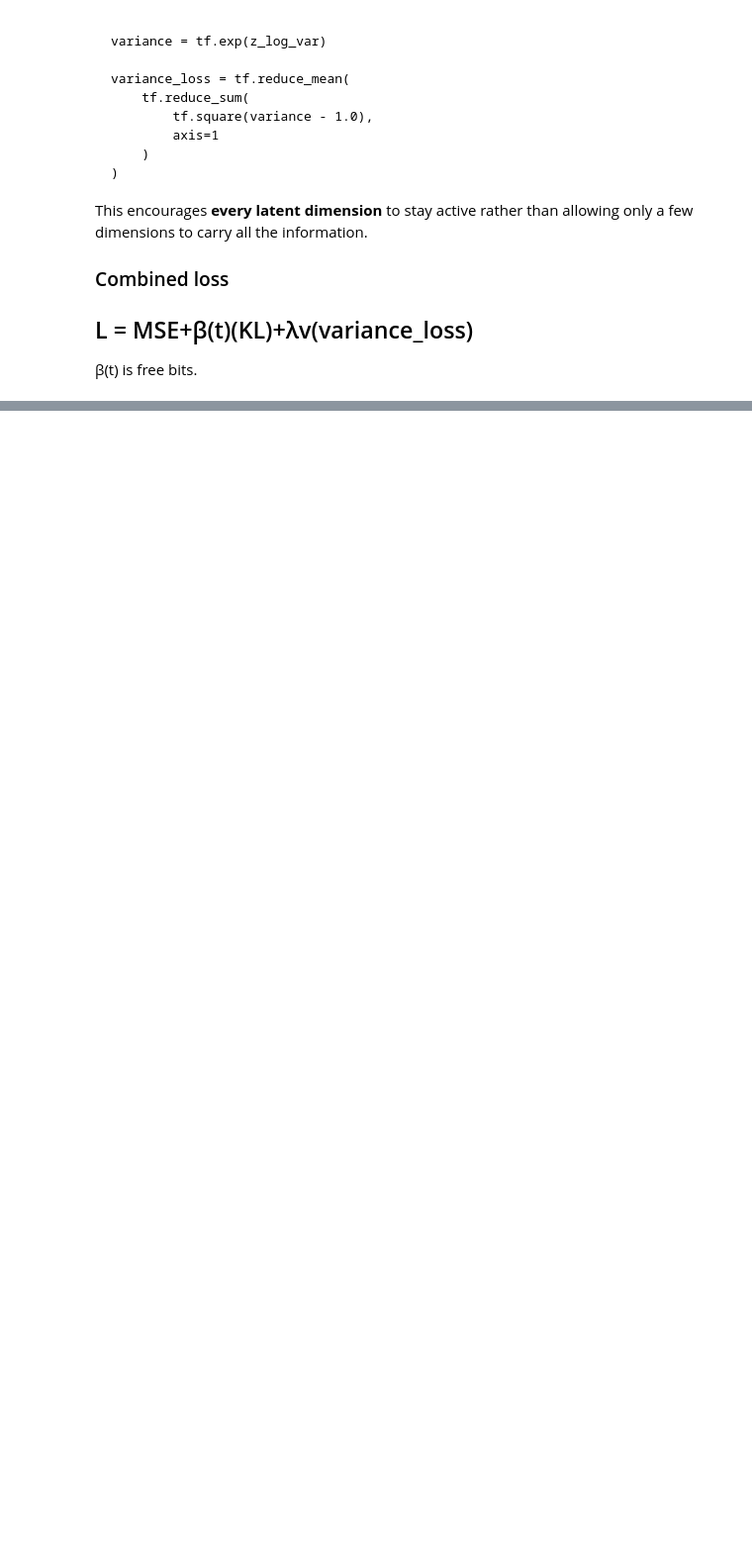
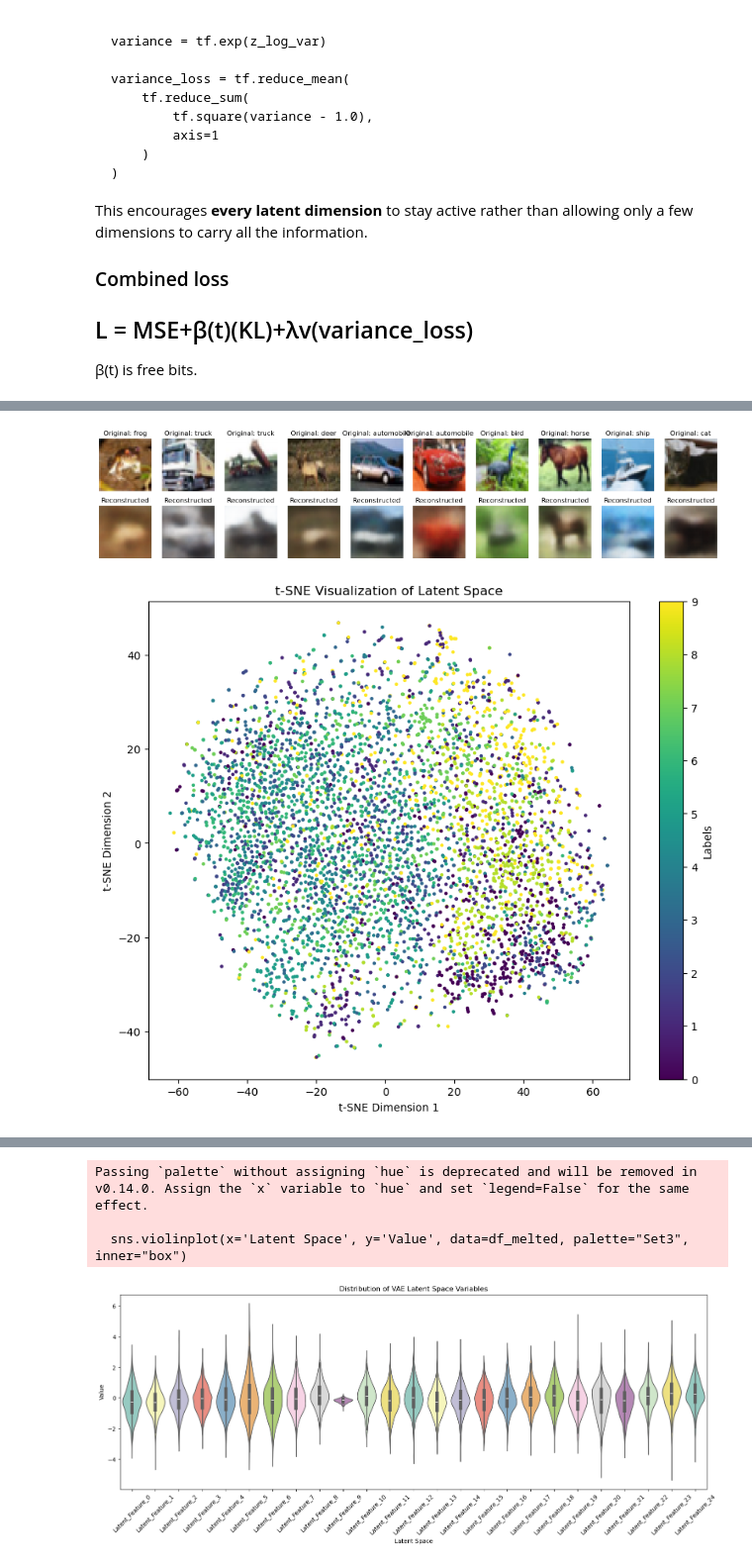
Before and after one commit to haoern/DELE-CA2, a Jupyter notebook: PartA.ipynb, the cells around one changed output, grey strips where cells are left out. Shown at 99% size. Saved outputs shown, nothing was run; the diff lists cells and outputs as text; code cells hidden in the pictures; blank space fills up the shorter version.

```diff
--- a/PartA.ipynb
+++ b/PartA.ipynb
@@ -955,0 +1071,70 @@ plt.show()
+# %%
+n = 10
+z_mean, z_log_var, z = encoder.predict(x_train[:n])
+reconstruction = decoder.predict(z)
+fig, ax = plt.subplots(2, n, figsize=(20, 4))
+for i in range(n):
+    # Display original images
+    ax[0, i].imshow(x_train[i])
+    ax[0, i].set_title(f"Original: {labels.get(np.argmax(y_train[i]))}")
+    ax[0, i].axis('off')
+
+    # Display reconstructed images
+    ax[1, i].imshow(reconstruction[i])
+    ax[1, i].set_title(f"Reconstructed")
+    ax[1, i].axis('off')
+
+from sklearn.manifold import TSNE
+import matplotlib.pyplot as plt
+import numpy as np
+
+def visualize_latent_space_tsne(vae, data, labels=None, n_samples=1000):
+    """
+    Visualize the 3D latent space using t-SNE.
+
+    Parameters:
+    - vae: The trained VAE model.
+    - data: Input data to encode into the latent space.
+    - labels: Optional labels for coloring the scatter plot.
+    - n_samples: Number of samples to use for visualization.
+    """
+    # Encode the data into the latent space
+    z_mean, _, _ = vae.encoder.predict(data[:n_samples])  # Shape: (n_samples, 3)
+
+    # Apply t-SNE to reduce 3D latent space to 2D
+    tsne = TSNE(n_components=2, perplexity=30, n_iter=1000, random_state=42)
+    z_tsne = tsne.fit_transform(z_mean)  # Shape: (n_samples, 2)
+
+    # Plot the t-SNE projections
+    plt.figure(figsize=(10, 8))
+    if labels is not None:
+        scatter = plt.scatter(z_tsne[:, 0], z_tsne[:, 1], c=labels[:n_samples], cmap='viridis', s=5)
+        plt.colorbar(scatter, label="Labels")
+    else:
+        plt.scatter(z_tsne[:, 0], z_tsne[:, 1], s=5)
+    plt.title("t-SNE Visualization of Latent Space")
+    plt.xlabel("t-SNE Dimension 1")
+    plt.ylabel("t-SNE Dimension 2")
+    plt.show()
+
+# Example usage
+# Assuming `x_test` is your test dataset and `y_test` are the corresponding labels
+visualize_latent_space_tsne(vae, x_train, labels=np.argmax(y_train, axis=1), n_samples=5000)
+z_mean, _, _ = vae.encoder.predict(x_test[:1000])  # Use the first 10,000 samples for visualization
+
+# 2. Reshape into a pandas DataFrame for Seaborn
+# Assuming latent_dim is N. This creates columns like 'Latent_Feature_0'
+import pandas as pd
+import seaborn as sns
+df = pd.DataFrame(z_mean, columns=[f"Latent_Feature_{i}" for i in range(z_mean.shape[1])])
+
+# 3. Melt the dataframe to long-format for Seaborn
+df_melted = df.melt(var_name='Latent Space', value_name='Value')
+
+# 4. Plot the Violin plot
+plt.figure(figsize=(18, 6))
+sns.violinplot(x='Latent Space', y='Value', data=df_melted, palette="Set3", inner="box")
+plt.title("Distribution of VAE Latent Space Variables")
+plt.xticks(rotation=45)
+plt.show()
+# %% [output]
@@ -955,0 +1144,2 @@ plt.show()
+[figure, added]
+[figure, added]
@@ -955,0 +1147,4 @@ plt.show()
+Passing `palette` without assigning `hue` is deprecated and will be removed in v0.14.0. Assign the `x` variable to `hue` and set `legend=False` for the same effect.
+
+  sns.violinplot(x='Latent Space', y='Value', data=df_melted, palette="Set3", inner="box")
+[figure, added]
```
Also changed, not shown: parts of 17 cells of this notebook, 10 other files.
